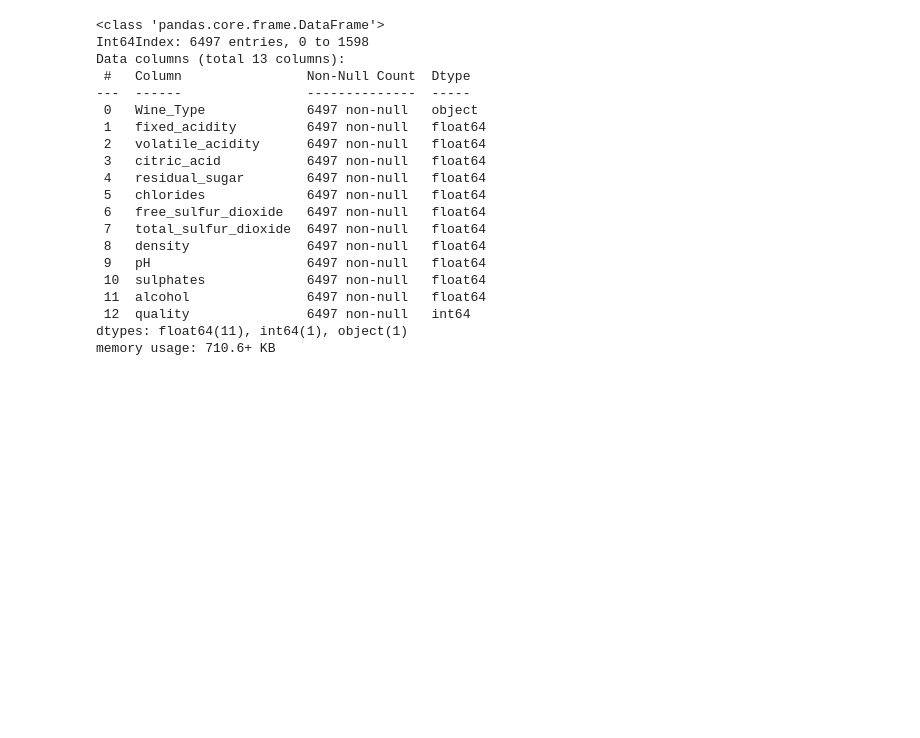
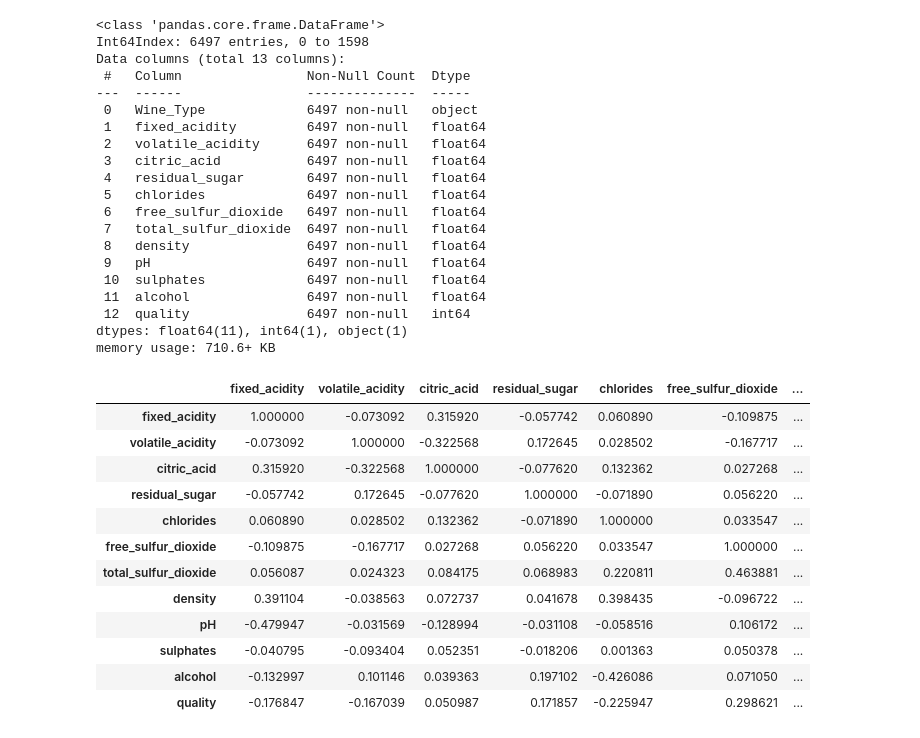
Before and after one commit to nmdollhopf/team1_wine_project, a Jupyter notebook: Wine_exploratory_analysis.ipynb, the cells around one changed output. Drawn from its saved outputs; the diff is of its cells as text; code cells hidden in the pictures; blank space fills up the shorter version.

Commit message:
aditional data exploration

```diff
--- a/Wine_exploratory_analysis.ipynb
+++ b/Wine_exploratory_analysis.ipynb
@@ -399,3 +399,21 @@ memory usage: 710.6+ KB
 IQR_White_Red_Concat_df.to_csv('wine_qaulity_White_Red_Concat_remove_outliers.csv')
 # %%
 # Plot parameters
+# %%
+#Check correlation of parameters on data set with removed outliers
+
+IQR_White_Wine_Rename_df.corr()
+# %% [output]
+|  | fixed_acidity | volatile_acidity | citric_acid | residual_sugar | chlorides | free_sulfur_dioxide | ... |
+| fixed_acidity | 1.000000 | -0.073092 | 0.315920 | -0.057742 | 0.060890 | -0.109875 | ... |
+| volatile_acidity | -0.073092 | 1.000000 | -0.322568 | 0.172645 | 0.028502 | -0.167717 | ... |
+| citric_acid | 0.315920 | -0.322568 | 1.000000 | -0.077620 | 0.132362 | 0.027268 | ... |
+| residual_sugar | -0.057742 | 0.172645 | -0.077620 | 1.000000 | -0.071890 | 0.056220 | ... |
+| chlorides | 0.060890 | 0.028502 | 0.132362 | -0.071890 | 1.000000 | 0.033547 | ... |
+| free_sulfur_dioxide | -0.109875 | -0.167717 | 0.027268 | 0.056220 | 0.033547 | 1.000000 | ... |
+| total_sulfur_dioxide | 0.056087 | 0.024323 | 0.084175 | 0.068983 | 0.220811 | 0.463881 | ... |
+| density | 0.391104 | -0.038563 | 0.072737 | 0.041678 | 0.398435 | -0.096722 | ... |
+| pH | -0.479947 | -0.031569 | -0.128994 | -0.031108 | -0.058516 | 0.106172 | ... |
+| sulphates | -0.040795 | -0.093404 | 0.052351 | -0.018206 | 0.001363 | 0.050378 | ... |
+| alcohol | -0.132997 | 0.101146 | 0.039363 | 0.197102 | -0.426086 | 0.071050 | ... |
+| quality | -0.176847 | -0.167039 | 0.050987 | 0.171857 | -0.225947 | 0.298621 | ... |
```
Also changed, not shown: parts of 2 cells of this notebook.
